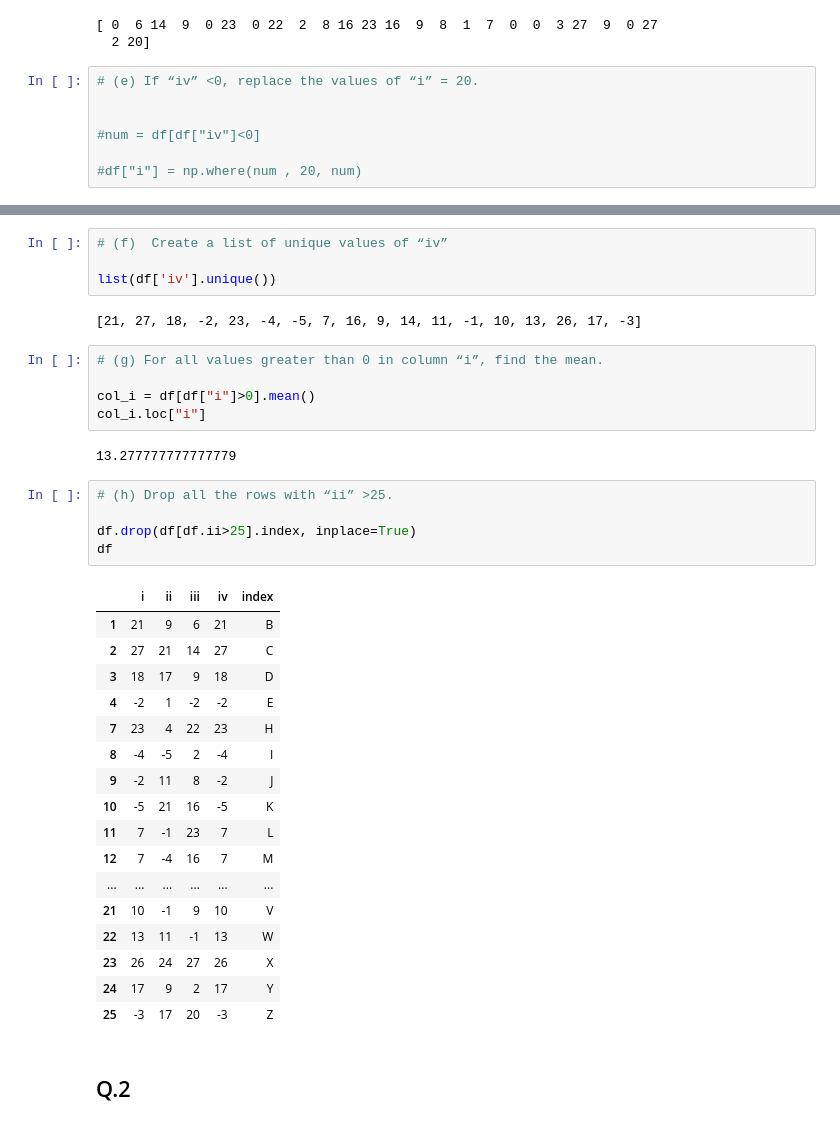
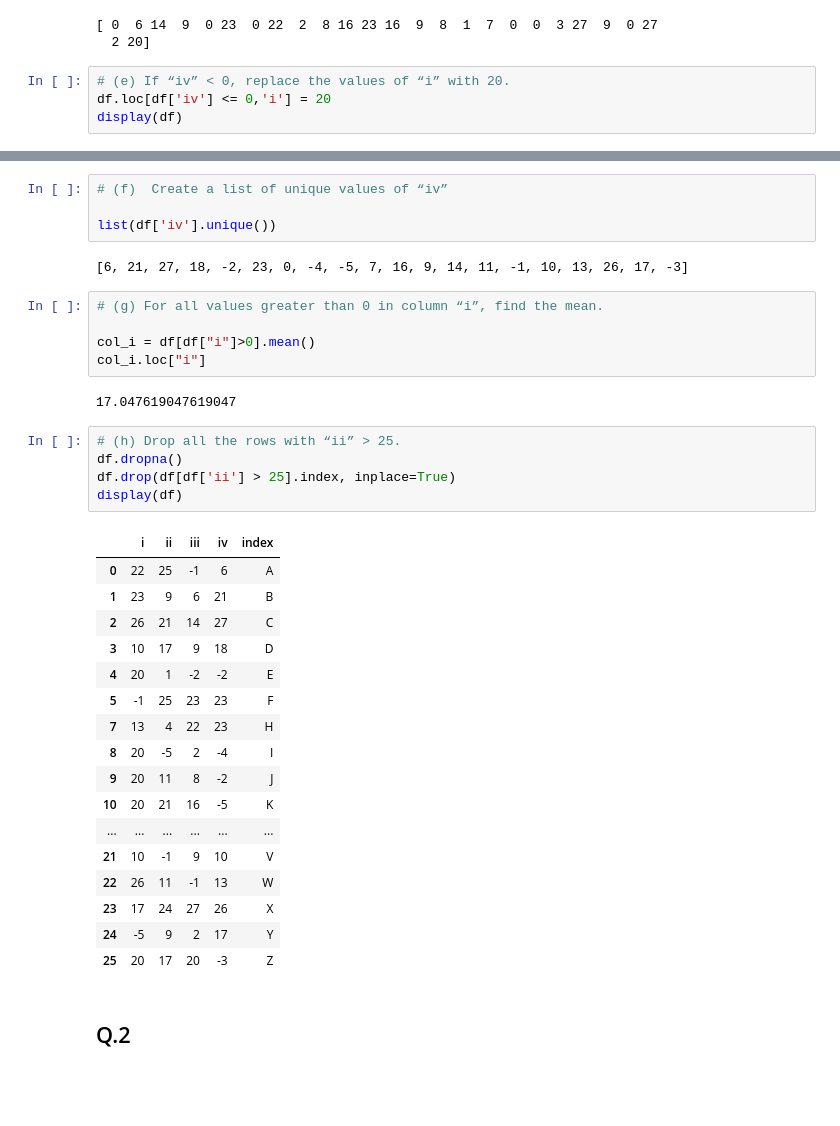
Before and after one commit to RealDogDad/exoplanetary-extrapolation, a Jupyter notebook: assignments/midterm.ipynb, the cells around one changed output, grey strips where cells are left out. Drawn from its saved outputs; the diff is of its cells as text; blank space fills up the shorter version.

```diff
--- a/assignments/midterm.ipynb
+++ b/assignments/midterm.ipynb
@@ -79,9 +79,6 @@ print(np.where(num < 0, 0, num))
 [ 0  6 14  9  0 23  0 22  2  8 16 23 16  9  8  1  7  0  0  3 27  9  0 27
   2 20]
 # %%
-# (e) If “iv” <0, replace the values of “i” = 20.
-
-
-#num = df[df["iv"]<0]
-
-#df["i"] = np.where(num , 20, num)
+# (e) If “iv” < 0, replace the values of “i” with 20.
+df.loc[df['iv'] <= 0,'i'] = 20
+display(df)
@@ -90,37 +105,37 @@ print(np.where(num < 0, 0, num))
 
 list(df['iv'].unique())
 # %% [output]
-[21, 27, 18, -2, 23, -4, -5, 7, 16, 9, 14, 11, -1, 10, 13, 26, 17, -3]
+[6, 21, 27, 18, -2, 23, 0, -4, -5, 7, 16, 9, 14, 11, -1, 10, 13, 26, 17, -3]
 # %%
 # (g) For all values greater than 0 in column “i”, find the mean.
 
 col_i = df[df["i"]>0].mean()
 col_i.loc["i"]
 # %% [output]
-13.277777777777779
+17.047619047619047
 # %%
-# (h) Drop all the rows with “ii” >25.
-
-df.drop(df[df.ii>25].index, inplace=True)
-df
+# (h) Drop all the rows with “ii” > 25.
+df.dropna()
+df.drop(df[df['ii'] > 25].index, inplace=True)
+display(df)
 # %% [output]
 |  | i | ii | iii | iv | index |
-| 1 | 21 | 9 | 6 | 21 | B |
-| 2 | 27 | 21 | 14 | 27 | C |
-| 3 | 18 | 17 | 9 | 18 | D |
-| 4 | -2 | 1 | -2 | -2 | E |
-| 7 | 23 | 4 | 22 | 23 | H |
-| 8 | -4 | -5 | 2 | -4 | I |
-| 9 | -2 | 11 | 8 | -2 | J |
-| 10 | -5 | 21 | 16 | -5 | K |
-| 11 | 7 | -1 | 23 | 7 | L |
-| 12 | 7 | -4 | 16 | 7 | M |
+| 0 | 22 | 25 | -1 | 6 | A |
+| 1 | 23 | 9 | 6 | 21 | B |
+| 2 | 26 | 21 | 14 | 27 | C |
+| 3 | 10 | 17 | 9 | 18 | D |
+| 4 | 20 | 1 | -2 | -2 | E |
+| 5 | -1 | 25 | 23 | 23 | F |
+| 7 | 13 | 4 | 22 | 23 | H |
+| 8 | 20 | -5 | 2 | -4 | I |
+| 9 | 20 | 11 | 8 | -2 | J |
+| 10 | 20 | 21 | 16 | -5 | K |
 | ... | ... | ... | ... | ... | ... |
 | 21 | 10 | -1 | 9 | 10 | V |
-| 22 | 13 | 11 | -1 | 13 | W |
-| 23 | 26 | 24 | 27 | 26 | X |
-| 24 | 17 | 9 | 2 | 17 | Y |
-| 25 | -3 | 17 | 20 | -3 | Z |
+| 22 | 26 | 11 | -1 | 13 | W |
+| 23 | 17 | 24 | 27 | 26 | X |
+| 24 | -5 | 9 | 2 | 17 | Y |
+| 25 | 20 | 17 | 20 | -3 | Z |
 # %% [markdown]
 ## Q.2
 # %%
```
Also changed, not shown: parts of 17 cells of this notebook, 5 other files.
